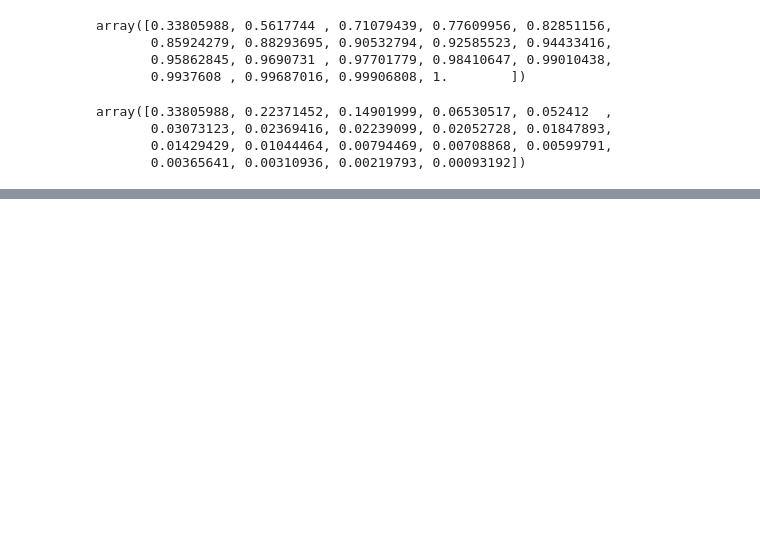
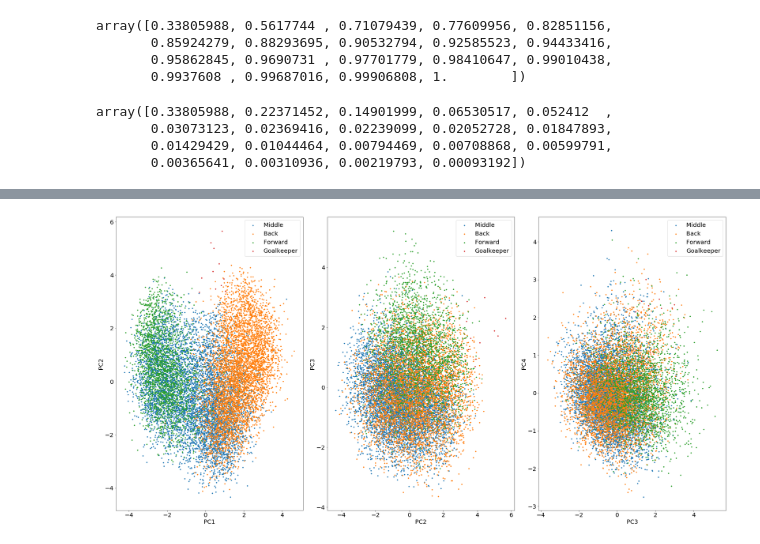
Before and after one commit to pdarulewski/intro_machine_learning_and_data_mining, a Jupyter notebook: project_1/project_1.ipynb, the cells around one changed output, grey strips where cells are left out. Drawn from its saved outputs; the diff is of its cells as text; code cells hidden in the pictures; blank space fills up the shorter version.

```diff
--- a/project_1/project_1.ipynb
+++ b/project_1/project_1.ipynb
@@ -182,0 +253,5 @@ array([[ 1.01059241e-01,  3.57501451e-04, -3.69855679e-03,
+# %%
+principal_components = pca.transform(X)
+principal_components = pd.DataFrame(principal_components, columns=['PC1', 'PC2', 'PC3', 'PC4'])
+result = pd.concat([principal_components, df_pca[['Nationality', 'Club', 'Position', 'PositionAgg', 'AboveAverage']]], axis=1)
+result
@@ -182,0 +272,32 @@ array([[ 1.01059241e-01,  3.57501451e-04, -3.69855679e-03,
+# %%
+result = result[result['PositionAgg'].notna()]
+# %%
+def plot_pca(category):
+    fig, (ax1, ax2, ax3) = plt.subplots(1, 3, figsize=(30, 15))
+
+    ax1.set_xlabel('PC1')
+    ax1.set_ylabel('PC2')
+
+    ax2.set_xlabel('PC2')
+    ax2.set_ylabel('PC3')
+
+    ax3.set_xlabel('PC3')
+    ax3.set_ylabel('PC4')
+
+    targets = result[category].unique()
+
+    for target in targets:
+        indicesToKeep = result[category] == target
+        ax1.scatter(result.loc[indicesToKeep, 'PC1'], result.loc[indicesToKeep, 'PC2'], s=10)
+        ax2.scatter(result.loc[indicesToKeep, 'PC2'], result.loc[indicesToKeep, 'PC3'], s=10)
+        ax3.scatter(result.loc[indicesToKeep, 'PC3'], result.loc[indicesToKeep, 'PC4'], s=10)
+
+    ax1.legend(targets)
+    ax2.legend(targets)
+    ax3.legend(targets)
+    plt.tight_layout()
+    plt.savefig('{}.png'.format(category), bbox_inches='tight')
+# %%
+plot_pca('PositionAgg')
+# %% [output]
+[figure, added]
```
Also changed, not shown: parts of 14 cells of this notebook.
